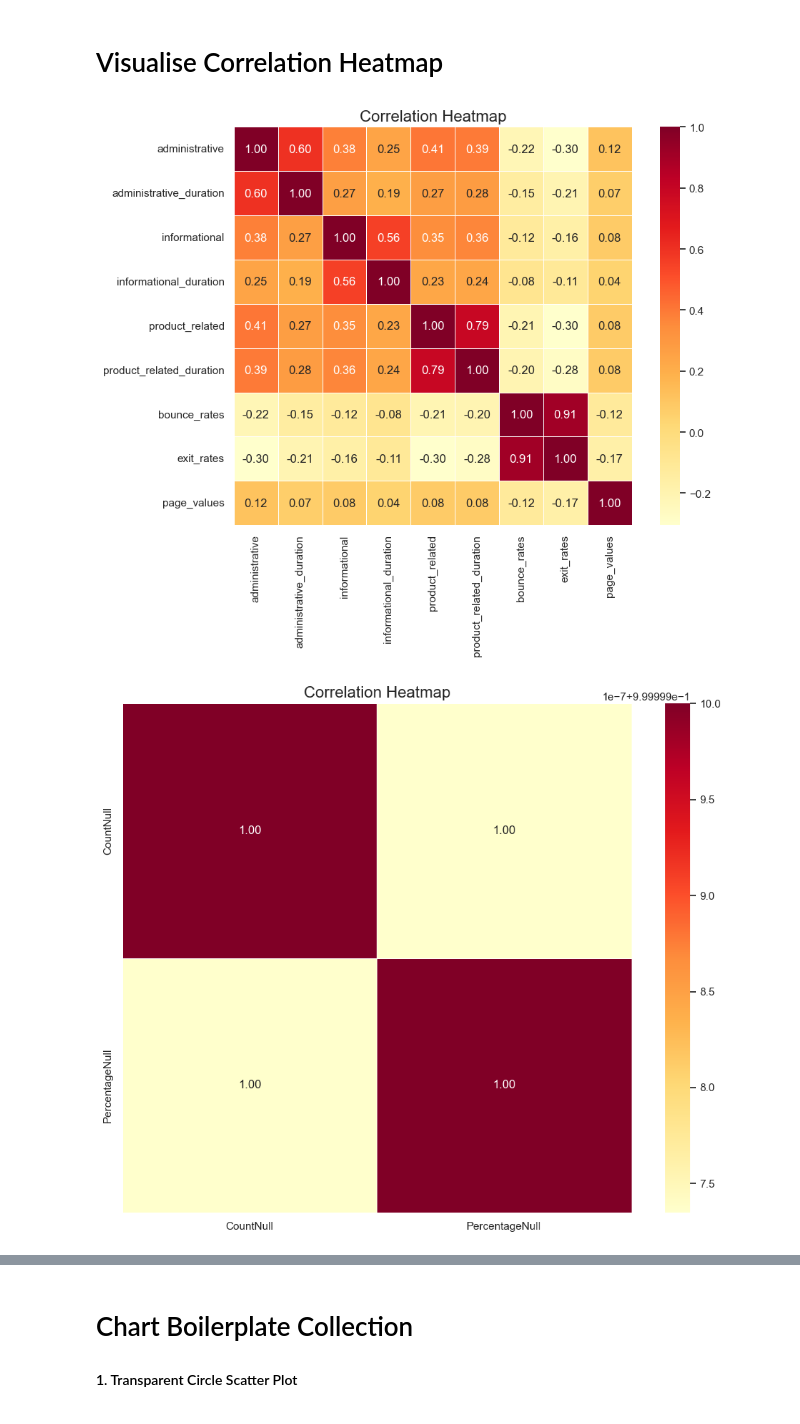
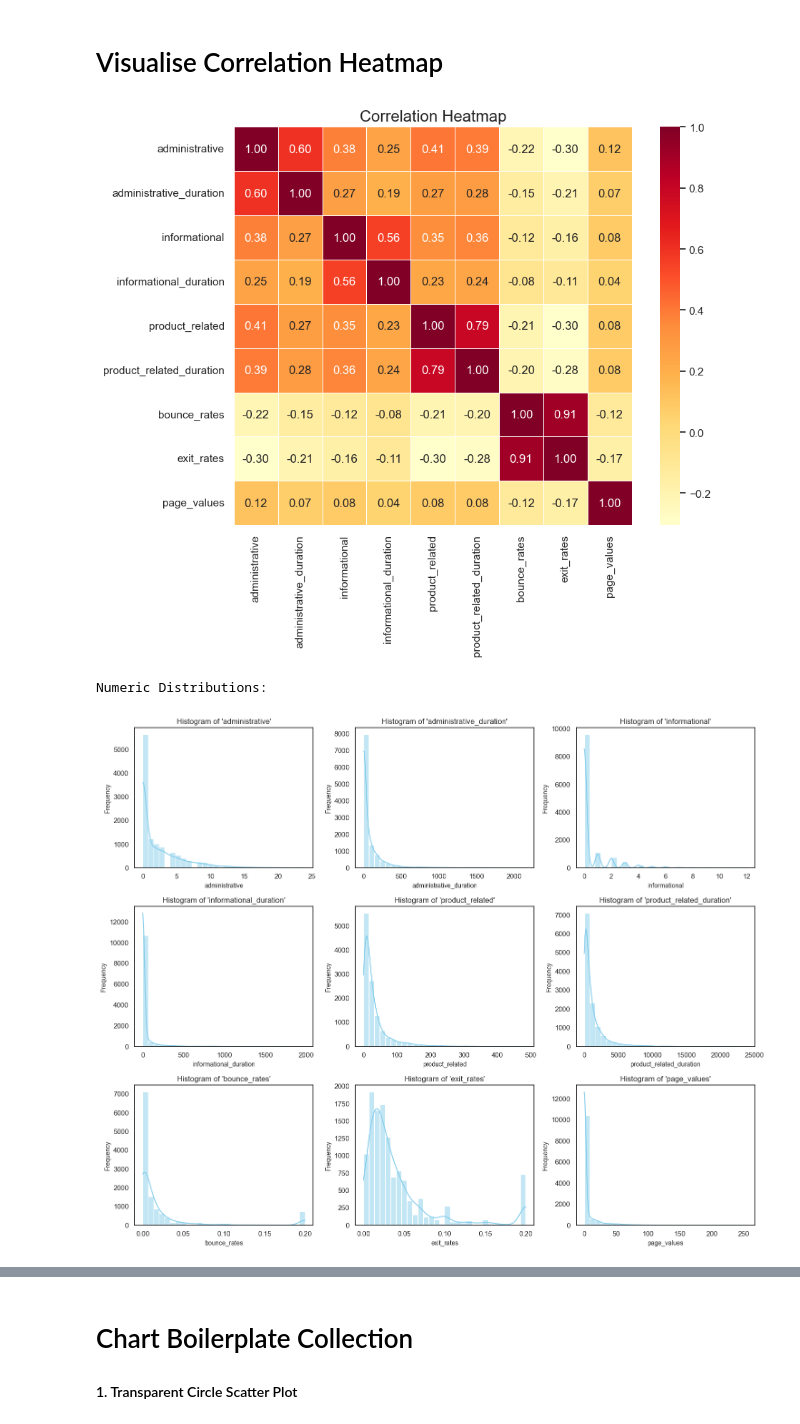
Before and after one commit to kiprenzo/Online-Retail-EDA--Python-Data-Vis, a Jupyter notebook: dataplay.ipynb, the cells around one changed output, grey strips where cells are left out. Drawn from its saved outputs; the diff is of its cells as text; code cells hidden in the pictures.

```diff
--- a/dataplay.ipynb
+++ b/dataplay.ipynb
@@ -105,7 +189,14 @@ dfinfo(df).null()
 # %%
 from db_utils import Plotter
 
-Plotter(df).correlation_map()
+%reload_ext autoreload
+%autoreload 2
+plot = Plotter(df)
+
+plot.correlation_map()
+print('\nNumeric Distributions:\n')
+plot.numeric_distributions()
 # %% [output]
 [figure]
+Numeric Distributions:
-[figure, old version]
+[figure, new version]
```
Also changed, not shown: parts of 7 cells of this notebook, 1 other file.
